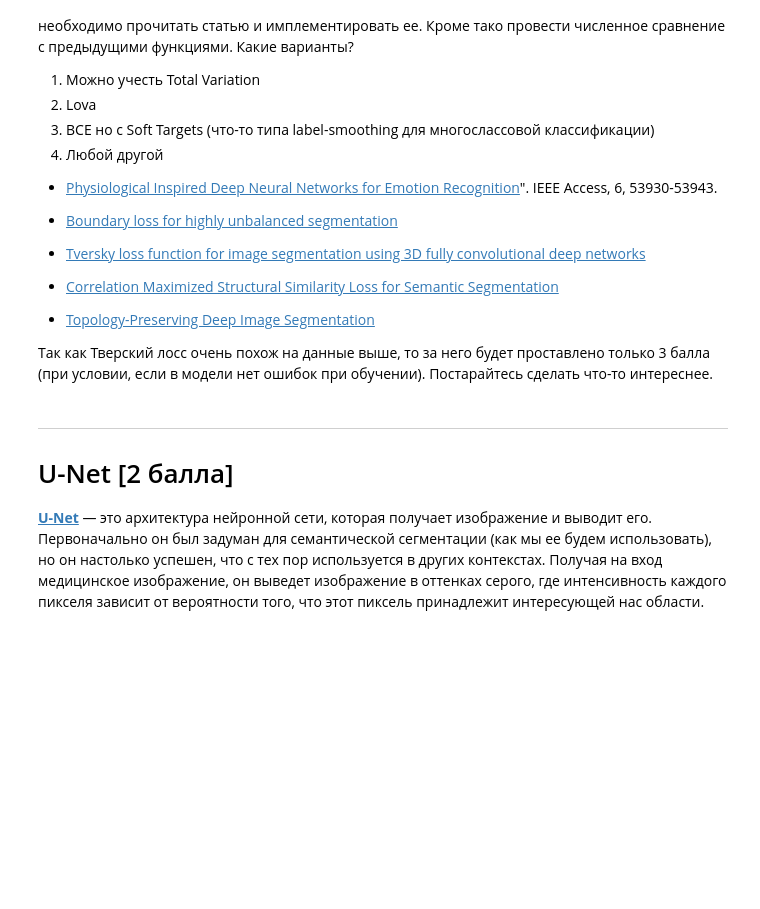
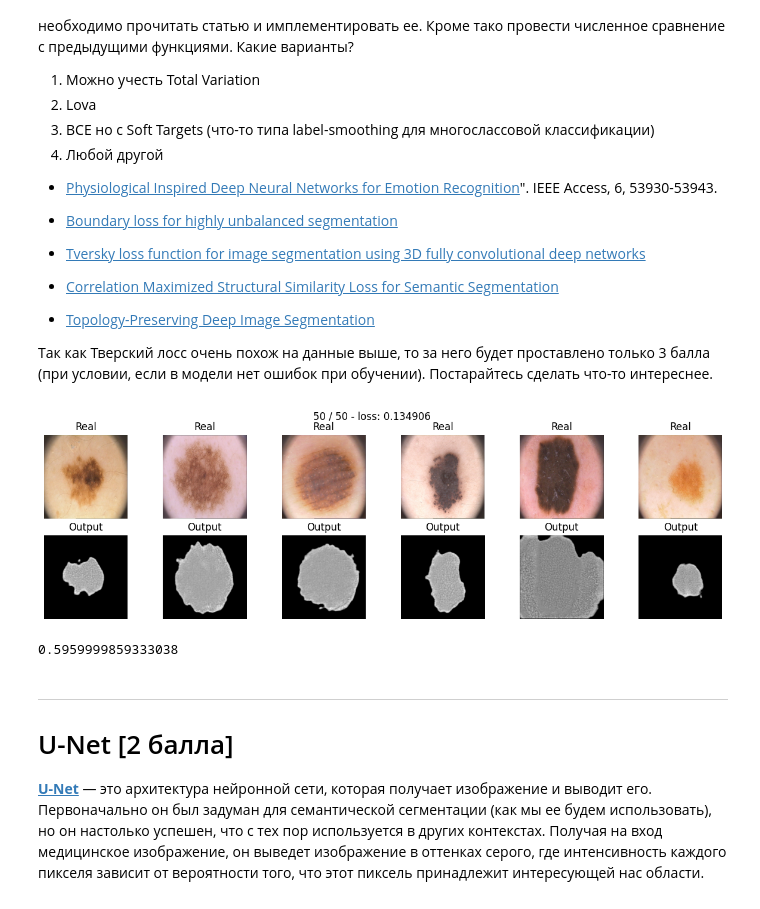
Before and after one commit to deouron/Deep_learning_school, a Jupyter notebook: Семантическая сегментация/[hw]semantic_segmentation.ipynb, the cells around one changed output. Saved outputs shown, nothing was run; the diff lists cells and outputs as text; code cells hidden in the pictures; blank space fills up the shorter version.

```diff
--- a/Семантическая сегментация/[hw]semantic_segmentation.ipynb
+++ b/Семантическая сегментация/[hw]semantic_segmentation.ipynb
@@ -432,3 +516,25 @@ score_model(model_focal, iou_pytorch, data_val)
+# %%
+def ssim_loss(y_real, y_pred):
+    eps = 1e-6
+    y_real = y_real - y_real.mean()
+    y_pred = y_pred - y_pred.mean()
+    num = (y_real - y_pred) ** 2
+    den = y_real**2 + y_pred**2 + (len(y_real) - 1) * eps
+    return (num / den).mean()
+# %%
+torch.cuda.empty_cache()
+model_ssim = SegNet().to(device)
+
+max_epochs = 50
+optimizer = torch.optim.Adam(model_ssim.parameters())
+segnet_ssim_train_loss, segnet_ssim_val_loss, segnet_ssim_val_acc = \
+    train(model_ssim, optimizer, ssim_loss, max_epochs, data_tr, data_val)
+# %% [output]
+[figure, added]
+# %%
+score_model(model_ssim, iou_pytorch, data_val)
+# %% [output]
+0.5959999859333038
 # %% [markdown]
 -----------------------------------------------------------------------------------------
 
```
Also changed, not shown: parts of 35 cells of this notebook.
